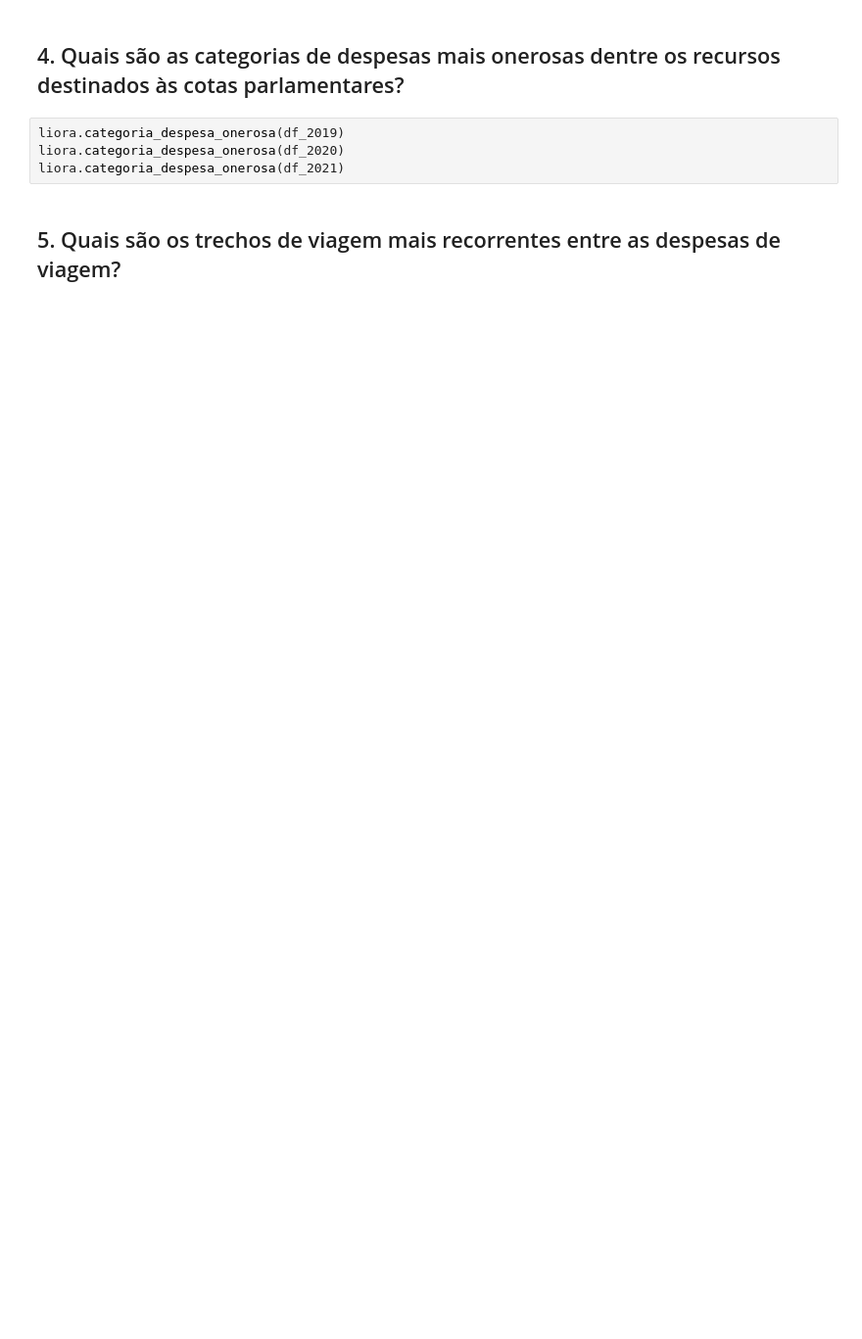
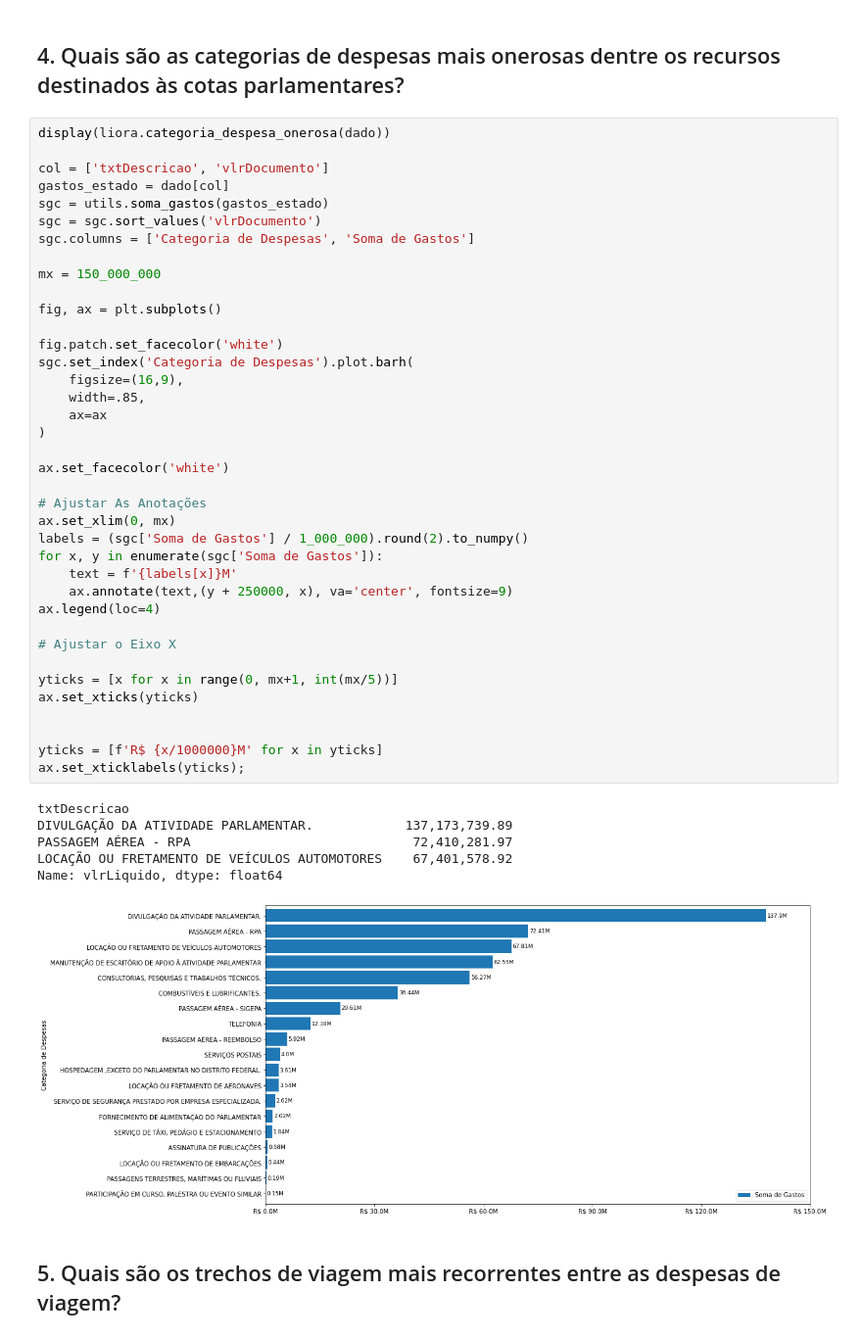
Before and after one commit to derekmartins/AnaliseCotaParlamentarDeputadosFederais, a Jupyter notebook: Análise Final.ipynb, the cells around one changed output. Shown at 98% size. Saved outputs shown, nothing was run; the diff lists cells and outputs as text; blank space fills up the shorter version.

```diff
--- a/Análise Final.ipynb
+++ b/Análise Final.ipynb
@@ -60,8 +114,49 @@ plt.show()
 # %% [markdown]
 ## 4. Quais são as categorias de despesas mais onerosas dentre os recursos destinados às cotas parlamentares?
-# %%
-liora.categoria_despesa_onerosa(df_2019)
-liora.categoria_despesa_onerosa(df_2020)
-liora.categoria_despesa_onerosa(df_2021)
+# %%
+display(liora.categoria_despesa_onerosa(dado))
+
+col = ['txtDescricao', 'vlrDocumento']
+gastos_estado = dado[col]
+sgc = utils.soma_gastos(gastos_estado)
+sgc = sgc.sort_values('vlrDocumento')
+sgc.columns = ['Categoria de Despesas', 'Soma de Gastos']
+
+mx = 150_000_000
+
+fig, ax = plt.subplots()
+
+fig.patch.set_facecolor('white')
+sgc.set_index('Categoria de Despesas').plot.barh(
+    figsize=(16,9),
+    width=.85,
+    ax=ax
+)
+
+ax.set_facecolor('white')
+
+# Ajustar As Anotações
+ax.set_xlim(0, mx)
+labels = (sgc['Soma de Gastos'] / 1_000_000).round(2).to_numpy()
+for x, y in enumerate(sgc['Soma de Gastos']):
+    text = f'{labels[x]}M'
+    ax.annotate(text,(y + 250000, x), va='center', fontsize=9)
+ax.legend(loc=4)
+
+# Ajustar o Eixo X
+
+yticks = [x for x in range(0, mx+1, int(mx/5))]
+ax.set_xticks(yticks)
+
+
+yticks = [f'R$ {x/1000000}M' for x in yticks]
+ax.set_xticklabels(yticks);
+# %% [output]
+txtDescricao
+DIVULGAÇÃO DA ATIVIDADE PARLAMENTAR.            137,173,739.89
+PASSAGEM AÉREA - RPA                             72,410,281.97
+LOCAÇÃO OU FRETAMENTO DE VEÍCULOS AUTOMOTORES    67,401,578.92
+Name: vlrLiquido, dtype: float64
+[figure, added]
 # %% [markdown]
 ## 5. Quais são os trechos de viagem mais recorrentes entre as despesas de viagem?
```
Also changed, not shown: parts of 28 cells of this notebook.
